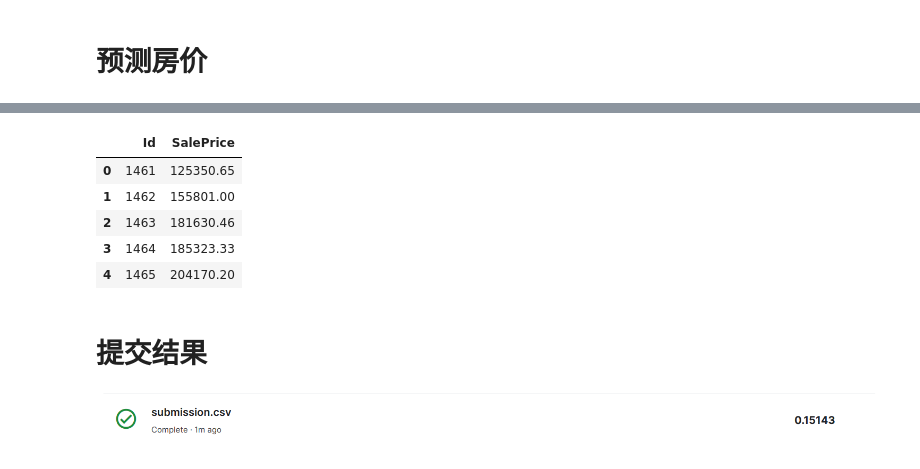
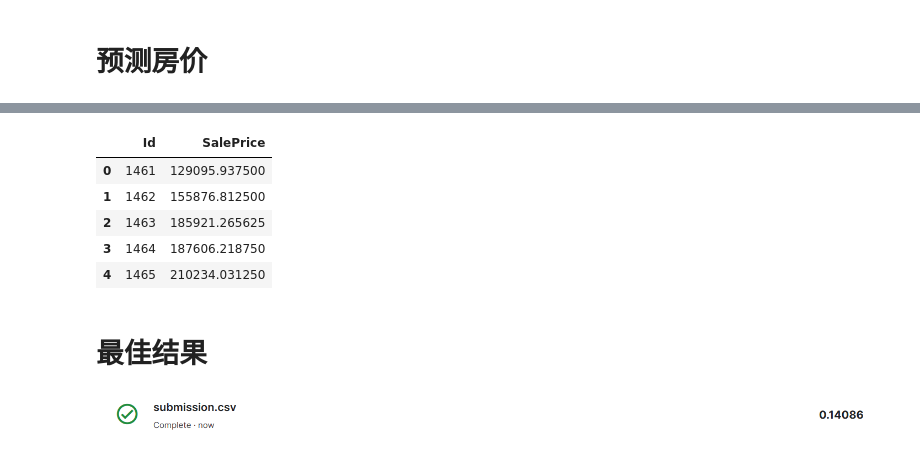
Before and after one commit to wlingyuan/kaggle-house-price-prediction, a Jupyter notebook: house-price-prediction.ipynb, the cells around one changed output, grey strips where cells are left out. Cells and saved outputs as stored; diff of their text form; code cells hidden in the pictures.

Commit message:
add xgboost

```diff
--- a/house-price-prediction.ipynb
+++ b/house-price-prediction.ipynb
@@ -350,12 +350,0 @@ Test RMSE: 26075.96086292444
-# %%
-#使用baggingregressor对上面的基础模型进行集成学习
-from sklearn.ensemble import BaggingRegressor
-base_models = (
-    ('rf', RandomForestRegressor(n_estimators=100, random_state=42)),
-    ('sgd', SGDRegressor(loss="squared_error", fit_intercept=True, learning_rate='invscaling', eta0=0.01)),
-    ('ada',AdaBoostRegressor(base_estimator=rf_reg, n_estimators=100, random_state=42)) )
-
-bagging_model = BaggingRegressor(estimator=base_models,random_state=42)
-bagging_model.fit(X_train, y_train)
-y_pred_bagging = bagging_model.predict(X_test)
-print('Bagging Regression RMSE:', np.sqrt(mean_squared_error(y_test, y_pred_bagging)))
@@ -385,0 +351,12 @@ Subclasses:
+# %%
+#使用xgboost
+from sklearn.metrics import mean_squared_error
+from xgboost import XGBRegressor  # 添加这一行以使用XGBoost
+xgb_reg = XGBRegressor(estimator=ada_reg,n_estimators=200, random_state=42)
+xgb_reg.fit(X_train_cleaned, y_train)
+# 使用训练好的模型进行预测
+y_pred_train = xgb_reg.predict(X_train_cleaned)
+y_pred_test = xgb_reg.predict(X_test_cleaned)
+# 输出训练集和测试集的均方根误差（RMSE）
+print('Train RMSE:', mean_squared_error(y_train, y_pred_train, squared=False))
+print('Test RMSE:', mean_squared_error(y_test, y_pred_test, squared=False))
@@ -385,0 +372,10 @@ Subclasses:
+# %%
+#使用baggingregressor对上面的基础模型进行集成学习
+from sklearn.ensemble import BaggingRegressor
+# 使用Bagging对上面的基础模型进行集成学习
+bagging_model = BaggingRegressor(estimator=xgb_reg, n_estimators=10, random_state=42)
+bagging_model.fit(X_train_cleaned, y_train)
+y_pred_train = bagging_model.predict(X_train_cleaned)
+y_pred_test = bagging_model.predict(X_test_cleaned)
+print('Train RMSE:', mean_squared_error(y_train, y_pred_train, squared=False))
+print('test RMSE:', mean_squared_error(y_test, y_pred_test,squared=False))
@@ -416,23 +430,23 @@ X_test_cleaned[X_test_cleaned['GarageArea'].isnull()]
 X_test_cleaned[X_test_cleaned['GarageCars'].isnull()]
 X_test_cleaned = X_test_cleaned.fillna(0)
 # %%
-y_pred_lr = ada_reg.predict(X_test_cleaned)
+y_pred = bagging_model.predict(X_test_cleaned)
 # %%
 final_df = pd.DataFrame()
 final_df['Id'] = test_set['Id'].values
-final_df['SalePrice'] = y_pred_lr
+final_df['SalePrice'] = y_pred
 final_df.head(5)
 # %% [output]
 |  | Id | SalePrice |
-| 0 | 1461 | 125350.65 |
-| 1 | 1462 | 155801.00 |
-| 2 | 1463 | 181630.46 |
-| 3 | 1464 | 185323.33 |
-| 4 | 1465 | 204170.20 |
+| 0 | 1461 | 129095.937500 |
+| 1 | 1462 | 155876.812500 |
+| 2 | 1463 | 185921.265625 |
+| 3 | 1464 | 187606.218750 |
+| 4 | 1465 | 210234.031250 |
 # %%
 #写入提交文件
 final_df.to_csv('anotherdataset/submission.csv', index=False)
 # %% [markdown]
 
-# 提交结果
-![image.png](attachment:image.png)
+# 最佳结果
+![image-2.png](attachment:image-2.png)
```
Also changed, not shown: parts of 23 cells of this notebook.
